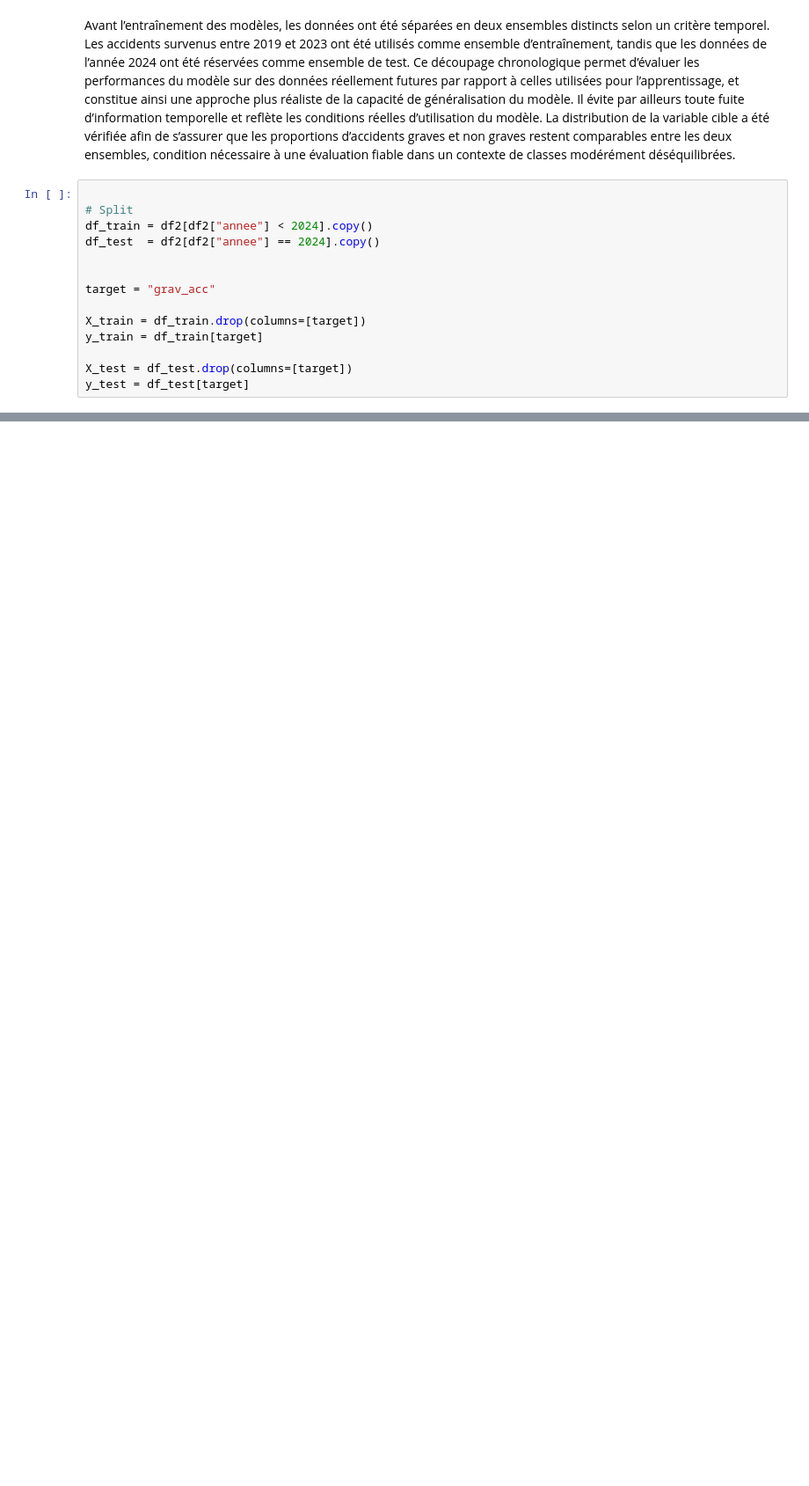
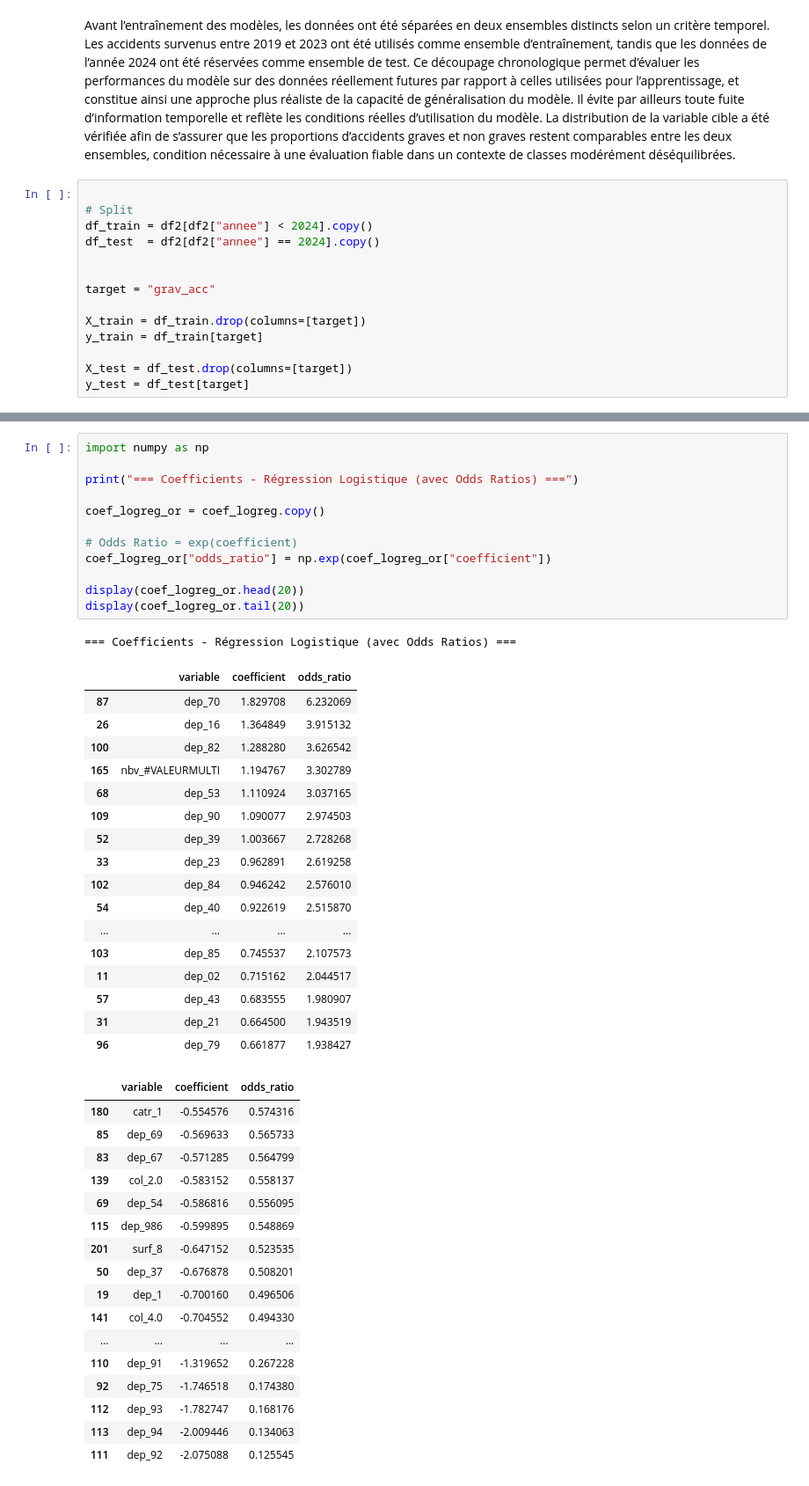
Before and after one commit to Casa032/ml_project, a Jupyter notebook: notebooks/accident.ipynb, the cells around one changed output, grey strips where cells are left out. Shown at 88% size. Saved outputs shown, nothing was run; the diff lists cells and outputs as text; blank space fills up the shorter version.

```diff
--- a/notebooks/accident.ipynb
+++ b/notebooks/accident.ipynb
@@ -1527,0 +1619,48 @@ display(coef_logreg.tail(20))
+# %%
+import numpy as np
+
+print("=== Coefficients - Régression Logistique (avec Odds Ratios) ===")
+
+coef_logreg_or = coef_logreg.copy()
+
+# Odds Ratio = exp(coefficient)
+coef_logreg_or["odds_ratio"] = np.exp(coef_logreg_or["coefficient"])
+
+display(coef_logreg_or.head(20))
+display(coef_logreg_or.tail(20))
+# %% [output]
+=== Coefficients - Régression Logistique (avec Odds Ratios) ===
+|  | variable | coefficient | odds_ratio |
+| 87 | dep_70 | 1.829708 | 6.232069 |
+| 26 | dep_16 | 1.364849 | 3.915132 |
+| 100 | dep_82 | 1.288280 | 3.626542 |
+| 165 | nbv_#VALEURMULTI | 1.194767 | 3.302789 |
+| 68 | dep_53 | 1.110924 | 3.037165 |
+| 109 | dep_90 | 1.090077 | 2.974503 |
+| 52 | dep_39 | 1.003667 | 2.728268 |
+| 33 | dep_23 | 0.962891 | 2.619258 |
+| 102 | dep_84 | 0.946242 | 2.576010 |
+| 54 | dep_40 | 0.922619 | 2.515870 |
+| ... | ... | ... | ... |
+| 103 | dep_85 | 0.745537 | 2.107573 |
+| 11 | dep_02 | 0.715162 | 2.044517 |
+| 57 | dep_43 | 0.683555 | 1.980907 |
+| 31 | dep_21 | 0.664500 | 1.943519 |
+| 96 | dep_79 | 0.661877 | 1.938427 |
+|  | variable | coefficient | odds_ratio |
+| 180 | catr_1 | -0.554576 | 0.574316 |
+| 85 | dep_69 | -0.569633 | 0.565733 |
+| 83 | dep_67 | -0.571285 | 0.564799 |
+| 139 | col_2.0 | -0.583152 | 0.558137 |
+| 69 | dep_54 | -0.586816 | 0.556095 |
+| 115 | dep_986 | -0.599895 | 0.548869 |
+| 201 | surf_8 | -0.647152 | 0.523535 |
+| 50 | dep_37 | -0.676878 | 0.508201 |
+| 19 | dep_1 | -0.700160 | 0.496506 |
+| 141 | col_4.0 | -0.704552 | 0.494330 |
+| ... | ... | ... | ... |
+| 110 | dep_91 | -1.319652 | 0.267228 |
+| 92 | dep_75 | -1.746518 | 0.174380 |
+| 112 | dep_93 | -1.782747 | 0.168176 |
+| 113 | dep_94 | -2.009446 | 0.134063 |
+| 111 | dep_92 | -2.075088 | 0.125545 |
```
Also changed, not shown: parts of 32 cells of this notebook, 1 other file.
